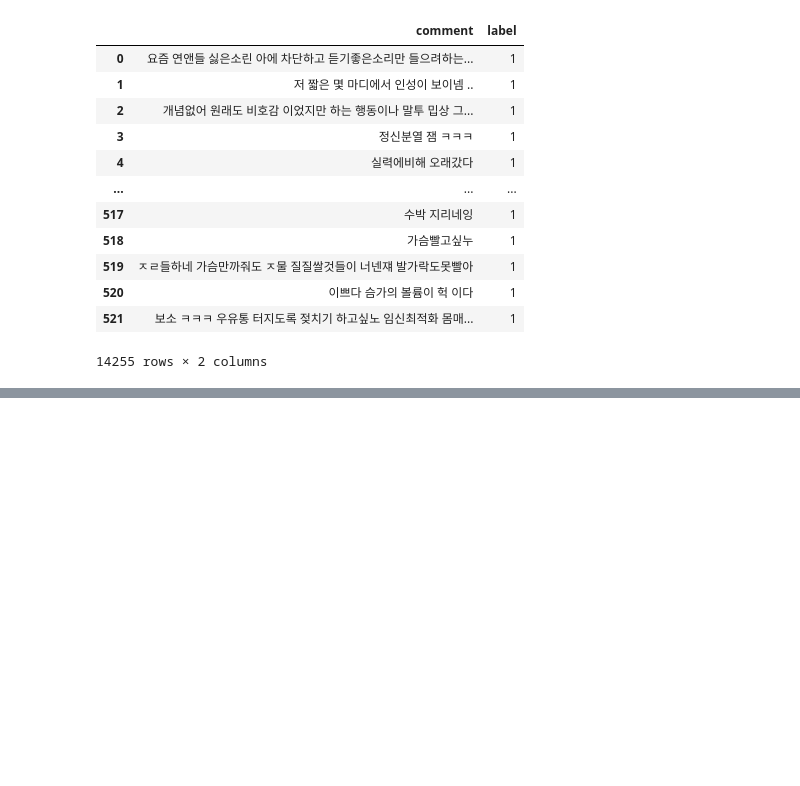
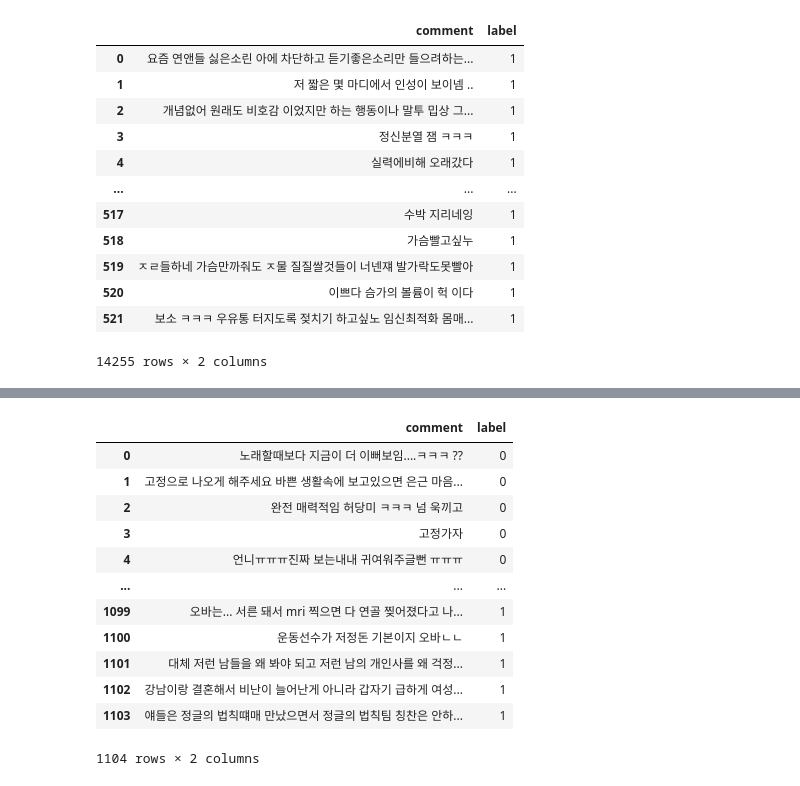
Before and after one commit to sooyeon-go/grad_project, a Jupyter notebook: comment_crawling_r/comment2_csv.ipynb, the cells around one changed output, grey strips where cells are left out. Drawn from its saved outputs; the diff is of its cells as text; code cells hidden in the pictures; blank space fills up the shorter version.

```diff
--- a/comment_crawling_r/comment2_csv.ipynb
+++ b/comment_crawling_r/comment2_csv.ipynb
@@ -1089,0 +1090,17 @@ f.close()
+# %%
+dic18 = pd.read_csv('p_comment20_csv.csv',encoding = 'cp949')
+dic18
+# %% [output]
+|  | comment | label |
+| 0 | 노래할때보다 지금이 더 이뻐보임....ㅋㅋㅋ ?? | 0 |
+| 1 | 고정으로 나오게 해주세요 바쁜 생활속에 보고있으면 은근 마음... | 0 |
+| 2 | 완전 매력적임 허당미 ㅋㅋㅋ 넘 욱끼고 | 0 |
+| 3 | 고정가자 | 0 |
+| 4 | 언니ㅠㅠㅠ진짜 보는내내 귀여워주글뻔 ㅠㅠㅠ | 0 |
+| ... | ... | ... |
+| 1099 | 오바는... 서른 돼서 mri 찍으면 다 연골 찢어졌다고 나... | 1 |
+| 1100 | 운동선수가 저정돈 기본이지 오바ㄴㄴ | 1 |
+| 1101 | 대체 저런 남들을 왜 봐야 되고 저런 남의 개인사를 왜 걱정... | 1 |
+| 1102 | 강남이랑 결혼해서 비난이 늘어난게 아니라 갑자기 급하게 여성... | 1 |
+| 1103 | 얘들은 정글의 법칙떄매 만났으면서 정글의 법칙팀 칭찬은 안하... | 1 |
+1104 rows × 2 columns
```
Also changed, not shown: parts of 3 cells of this notebook.
